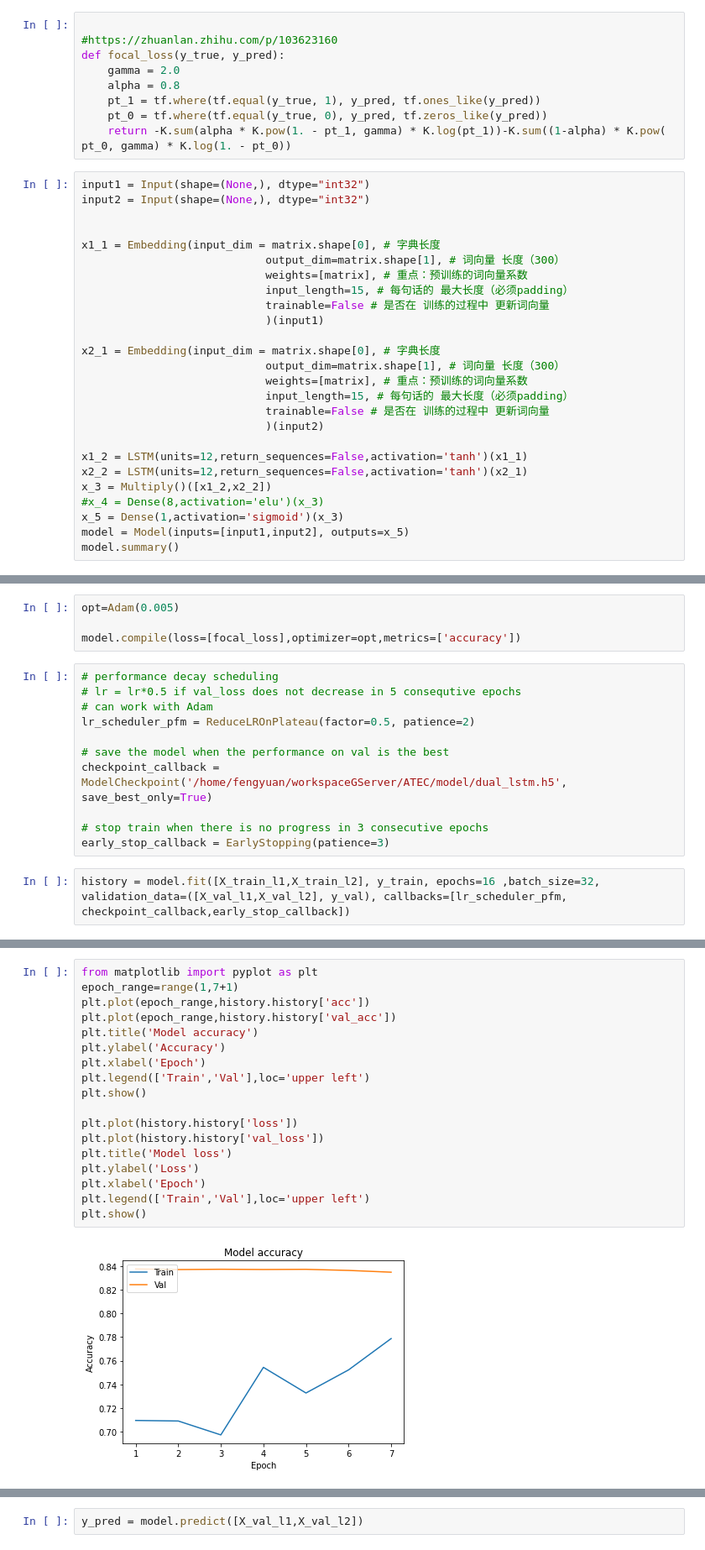
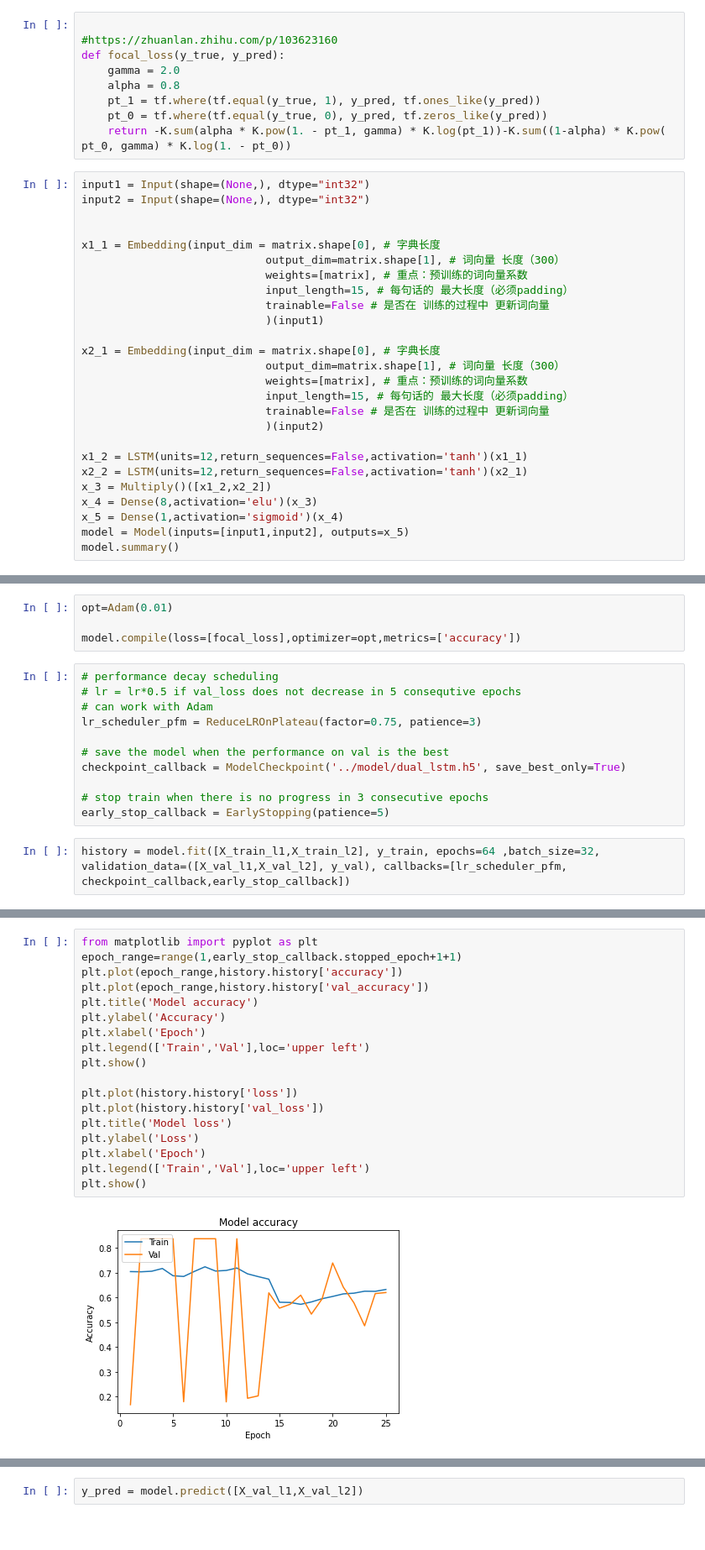
Before and after one commit to HunterKruger/ATEC, a Jupyter notebook: code/LSTM.ipynb, the cells around one changed output, grey strips where cells are left out. Shown at 84% size. Cells and saved outputs as stored; diff of their text form.

```diff
--- a/code/LSTM.ipynb
+++ b/code/LSTM.ipynb
@@ -119,8 +120,8 @@ x2_1 = Embedding(input_dim = matrix.shape[0], # 字典长度
 x1_2 = LSTM(units=12,return_sequences=False,activation='tanh')(x1_1)
 x2_2 = LSTM(units=12,return_sequences=False,activation='tanh')(x2_1)
 x_3 = Multiply()([x1_2,x2_2])
-#x_4 = Dense(8,activation='elu')(x_3)
-x_5 = Dense(1,activation='sigmoid')(x_3)
+x_4 = Dense(8,activation='elu')(x_3)
+x_5 = Dense(1,activation='sigmoid')(x_4)
 model = Model(inputs=[input1,input2], outputs=x_5)
 model.summary()
 # %% [output]
@@ -142,20 +143,20 @@ Trainable params: 30,061
 Non-trainable params: 155,953,200
 __________________________________________________________________________________________________
 # %%
-opt=Adam(0.005)
+opt=Adam(0.01)
 
 model.compile(loss=[focal_loss],optimizer=opt,metrics=['accuracy'])
 # %%
 # performance decay scheduling
 # lr = lr*0.5 if val_loss does not decrease in 5 consequtive epochs
 # can work with Adam
-lr_scheduler_pfm = ReduceLROnPlateau(factor=0.5, patience=2)
+lr_scheduler_pfm = ReduceLROnPlateau(factor=0.75, patience=3)
 
 # save the model when the performance on val is the best
-checkpoint_callback = ModelCheckpoint('/home/fengyuan/workspaceGServer/ATEC/model/dual_lstm.h5', save_best_only=True)
+checkpoint_callback = ModelCheckpoint('../model/dual_lstm.h5', save_best_only=True)
 
 # stop train when there is no progress in 3 consecutive epochs
-early_stop_callback = EarlyStopping(patience=3)
+early_stop_callback = EarlyStopping(patience=5)
 # %%
-history = model.fit([X_train_l1,X_train_l2], y_train, epochs=16 ,batch_size=32, validation_data=([X_val_l1,X_val_l2], y_val), callbacks=[lr_scheduler_pfm, checkpoint_callback,early_stop_callback])
+history = model.fit([X_train_l1,X_train_l2], y_train, epochs=64 ,batch_size=32, validation_data=([X_val_l1,X_val_l2], y_val), callbacks=[lr_scheduler_pfm, checkpoint_callback,early_stop_callback])
 # %% [output]
@@ -168,20 +184,20 @@ Epoch 3/16
 # %%
 from matplotlib import pyplot as plt
-epoch_range=range(1,7+1)
-plt.plot(epoch_range,history.history['acc'])
-plt.plot(epoch_range,history.history['val_acc'])
+epoch_range=range(1,early_stop_callback.stopped_epoch+1+1)
+plt.plot(epoch_range,history.history['accuracy'])
+plt.plot(epoch_range,history.history['val_accuracy'])
 plt.title('Model accuracy')
 plt.ylabel('Accuracy')
 plt.xlabel('Epoch')
 plt.legend(['Train','Val'],loc='upper left')
 plt.show()
 
 plt.plot(history.history['loss'])
 plt.plot(history.history['val_loss'])
 plt.title('Model loss')
 plt.ylabel('Loss')
 plt.xlabel('Epoch')
 plt.legend(['Train','Val'],loc='upper left')
 plt.show()
 # %% [output]
-[figure, old version]
+[figure, new version]
```
Also changed, not shown: parts of 12 cells of this notebook, 10 other files.
